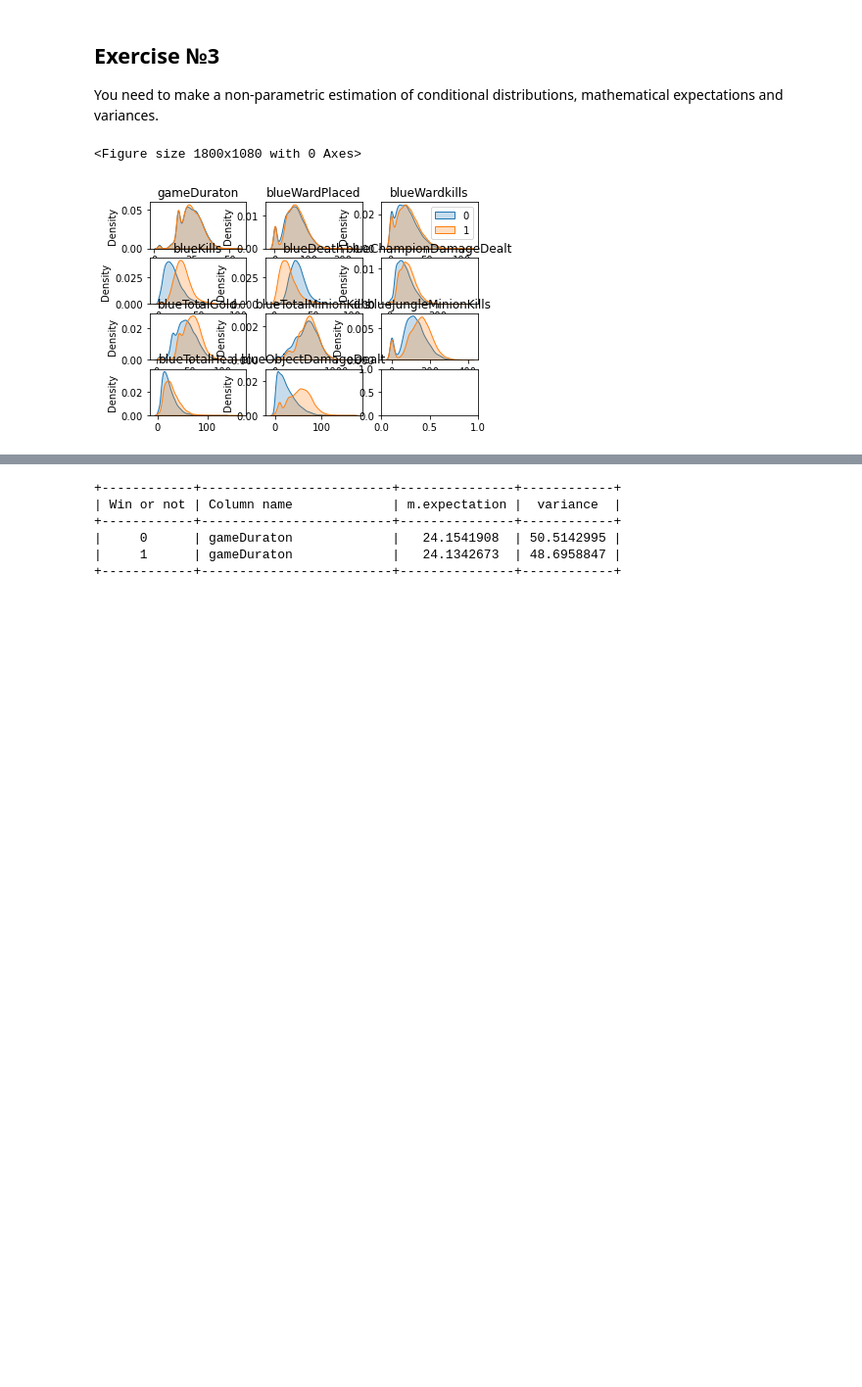
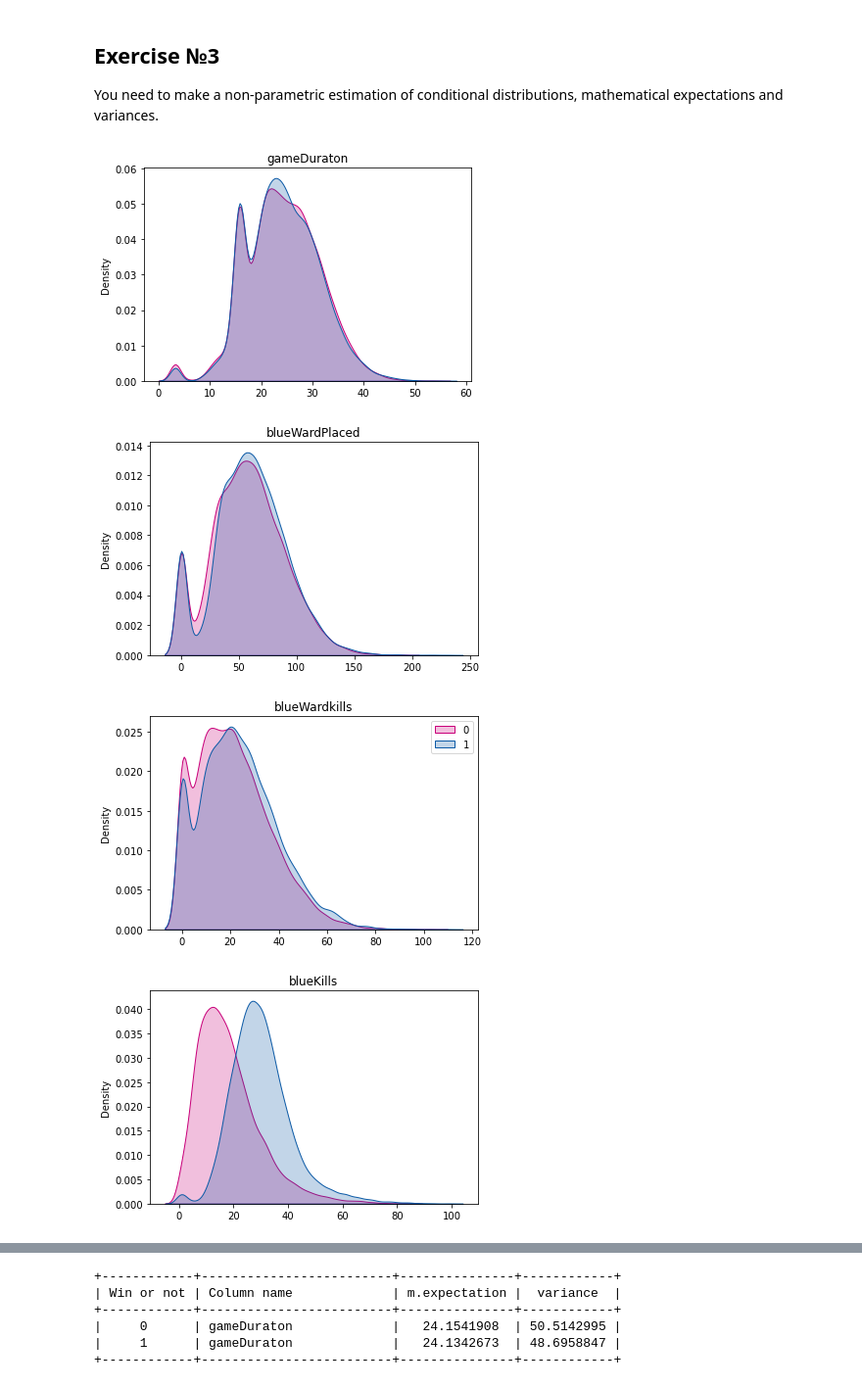
Before and after one commit to vandosik/M-M-MSA, a Jupyter notebook: Lab_2/lab_2.ipynb, the cells around one changed output, grey strips where cells are left out. Shown at 98% size. Saved outputs shown, nothing was run; the diff lists cells and outputs as text; code cells hidden in the pictures; blank space fills up the shorter version.

```diff
--- a/Lab_2/lab_2.ipynb
+++ b/Lab_2/lab_2.ipynb
@@ -106,5 +106,5 @@ You need to make a non-parametric estimation of PDF in form of histogram and usi
 ilist = source_df.columns.tolist()
 sns.set_palette(sns.color_palette(["#C9007A", "#0C5AA6"]))
 for i in range(2, len(ilist)):
-    sns.jointplot(data=source_df, x=ilist[i], y='gameDuraton', hue='blueWins', height=10, kind="kde")
+    sns.jointplot(data=source_df, x=ilist[i], y='gameDuraton', hue='blueWins', height=6, kind="kde")
 # %% [output]
@@ -149,31 +149,34 @@ You need to make a non-parametric estimation of conditional distributions, mathe
 # %%
 # list of variables without bluewins
 w = ['gameDuraton',
     'blueWardPlaced',
     'blueWardkills',
     'blueKills',
     'blueDeath',
     'blueChampionDamageDealt',
     'blueTotalGold',
     'blueTotalMinionKills',
     'blueJungleMinionKills',
     'blueTotalHeal',
     'blueObjectDamageDealt']
 
 # we make only 5 most popular maps estimation otherwise the graphs will become unreadable
-fig = plt.figure(figsize=(25,15))
-plt.subplots(4, 3)
+fig = plt.figure()
+# plt.subplots(4, 3)
 for i, col in enumerate(w):
-    plt.subplot(4, 3, i+1)
+    # plt.subplot(4, 3, i+1)
     sns.kdeplot(source_df.loc[source_df['blueWins'] == 0, col], shade=True, label='0', warn_singular=False)
     sns.kdeplot(source_df.loc[source_df['blueWins'] == 1, col], shade=True, label="1", warn_singular=False)
     plt.xlabel('')
     plt.title(col)
     if i == 2:
         plt.legend(loc='upper right')
     else:
         plt.legend().remove()
-plt.show()
+    plt.show()
+# plt.show()
 # %% [output]
-<Figure size 1800x1080 with 0 Axes>
-[figure, old version]
+[figure, new version]
+[figure, added]
+[figure, added]
+[figure, added]
```
Also changed, not shown: parts of 2 cells of this notebook, 6 other files.
